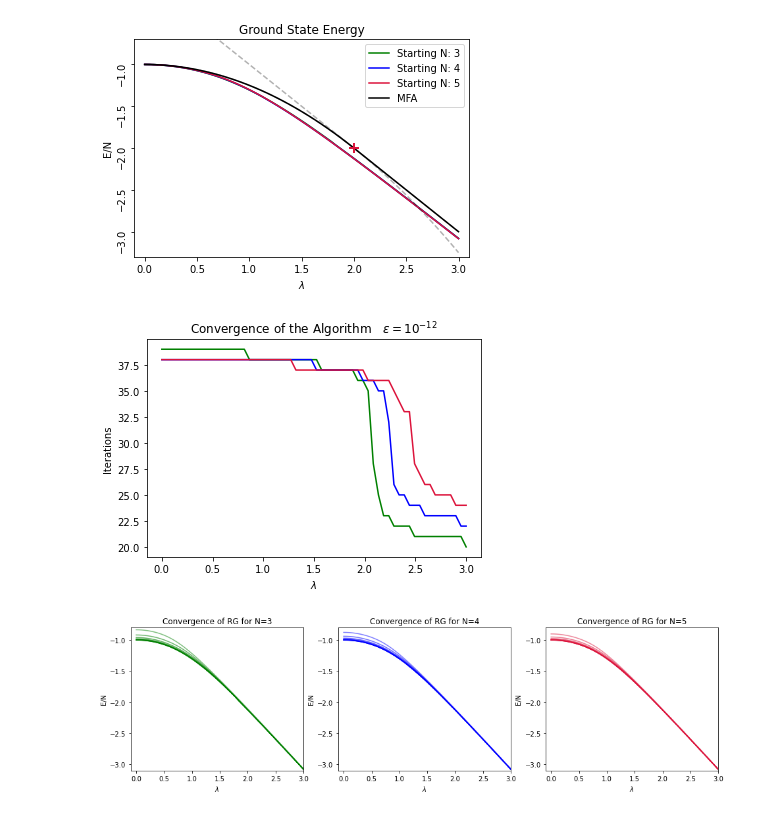
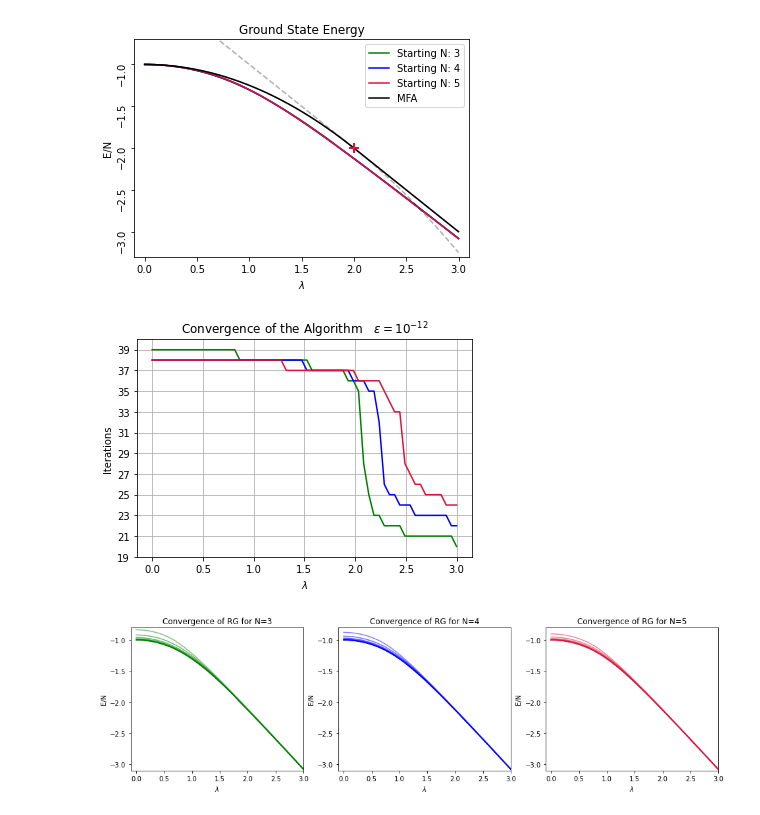
Before and after one commit to SaverioMonaco/QuantumComputingUniPD, a Jupyter notebook: 8. Renormalization Group/RG/data_analysis.ipynb, the cells around one changed output. Saved outputs shown, nothing was run; the diff lists cells and outputs as text; code cells hidden in the pictures.

```diff
--- a/8. Renormalization Group/RG/data_analysis.ipynb
+++ b/8. Renormalization Group/RG/data_analysis.ipynb
@@ -124,13 +123,18 @@ plt.savefig('./imgs/RG_static.svg', format='svg')
 # %%
 for k,N in enumerate(Ns):
     folder = 'N'+str(N)+'nit'+str(nit)
     plt_convergence(N,nit,k)
 plt.title(r'Convergence of the Algorithm   $\epsilon=10^{-12}$')
 plt.xlabel(r'$\lambda$')
 plt.ylabel('Iterations')
+plt.ylim(19,40)
+yint = range(19, 40, 2)
+
+plt.yticks(yint)
+plt.grid(True)
 plt.savefig('./imgs/convergence.svg', format='svg')
 # %% [output]
-[figure, old version]
+[figure, new version]
 # %%
 fshow = 8
 plt.subplots(nrows=1, ncols=3, figsize=(16, 4))
```
Also changed, not shown: parts of 2 cells of this notebook, 6 other files.
